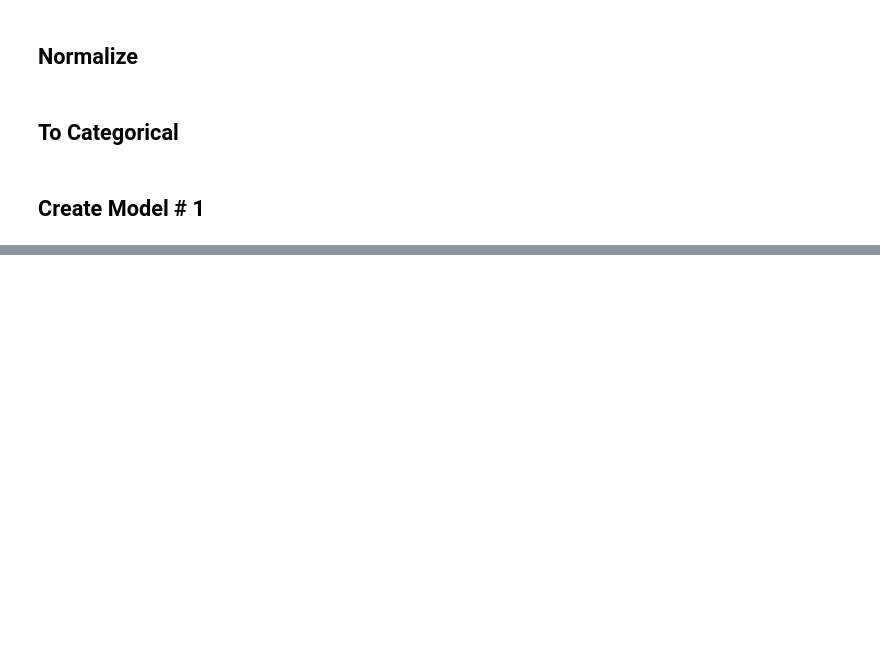
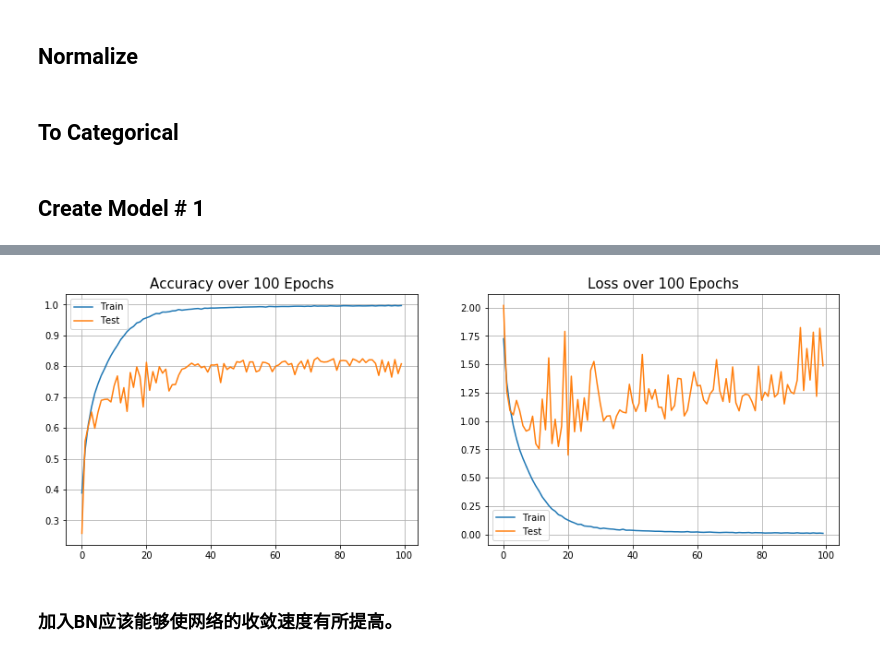
Before and after one commit to mtyylx/MLND, a Jupyter notebook: P5_Image_Classification/CIFAR10 Image Classification using Keras.ipynb, the cells around one changed output, grey strips where cells are left out. Cells and saved outputs as stored; diff of their text form; code cells hidden in the pictures; blank space fills up the shorter version.

```diff
--- a/P5_Image_Classification/CIFAR10 Image Classification using Keras.ipynb
+++ b/P5_Image_Classification/CIFAR10 Image Classification using Keras.ipynb
@@ -202,0 +290,7 @@ Testing Accuracy = 86.59 %    loss = 0.540904
+# %%
+nb_epoch = 100
+batch_size = 256
+start = time.time()
+h = model2.fit(x=X_train, y=y_train, batch_size=batch_size, epochs=nb_epoch, validation_data=(X_test, y_test), shuffle=True)
+print('@ Total Time Spent: %.2f seconds' % (time.time() - start))
+model2.save('CIFAR10_model_no_data_augmentation_BN.h5')
@@ -202,0 +315,6 @@ Testing Accuracy = 86.59 %    loss = 0.540904
+# %%
+plot_acc_loss(h, nb_epoch)
+# %% [output]
+[figure, added]
+# %% [markdown]
+### 加入BN应该能够使网络的收敛速度有所提高。
```
Also changed, not shown: parts of 35 cells of this notebook.
